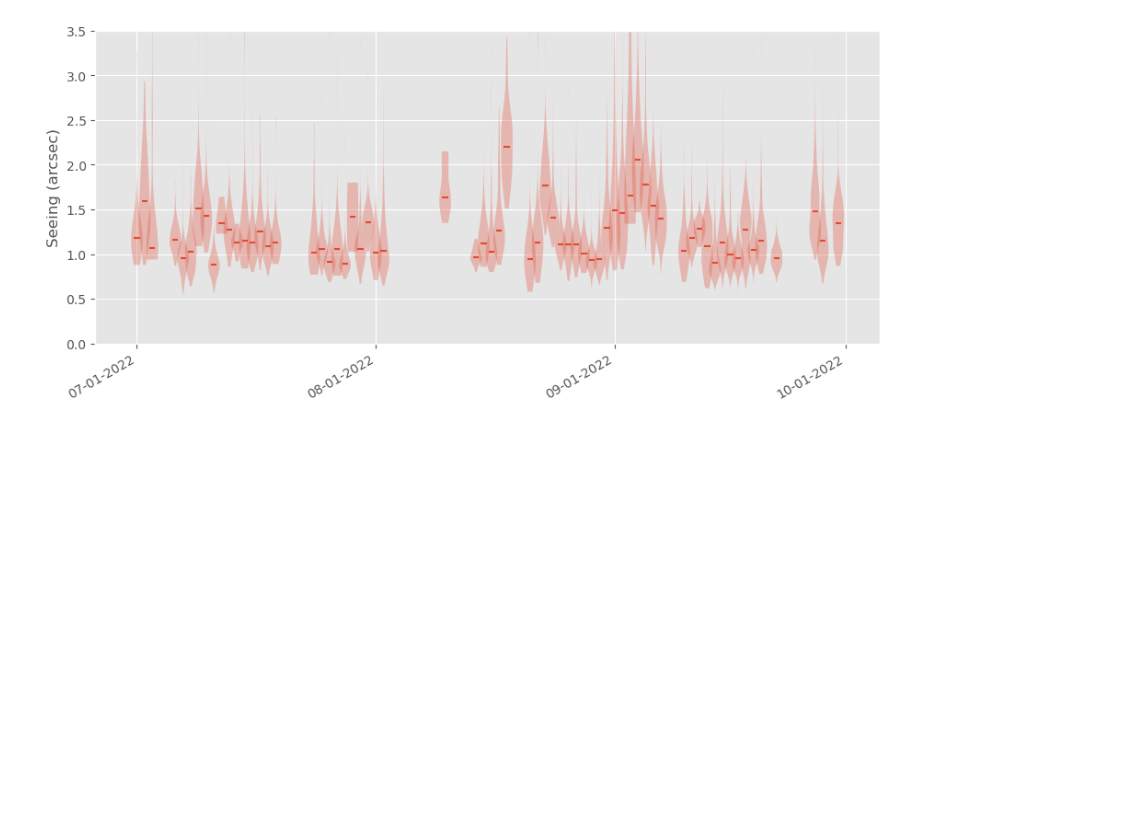
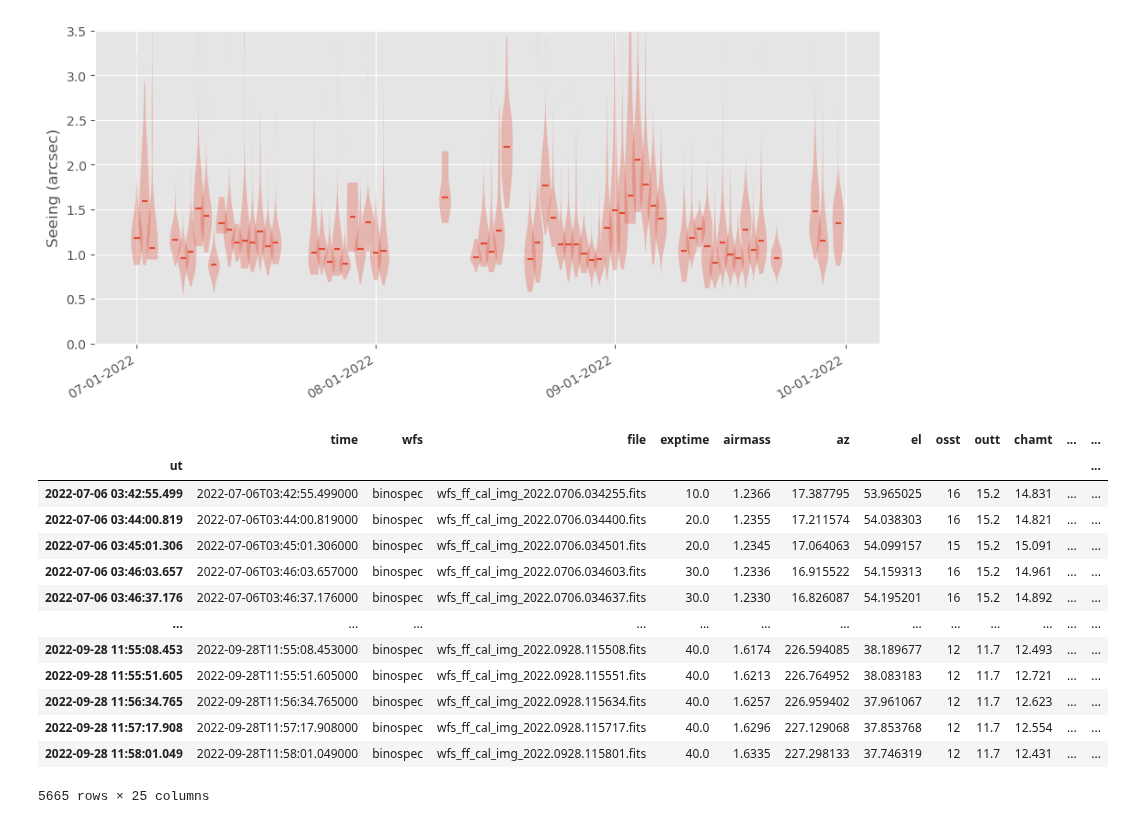
Before and after one commit to MMTObservatory/seeing_analysis, a Jupyter notebook: Seeing Summary - 2022_q3.ipynb, the cells around one changed output. Drawn from its saved outputs; the diff is of its cells as text; code cells hidden in the pictures; blank space fills up the shorter version.

```diff
--- a/Seeing Summary - 2022_q3.ipynb
+++ b/Seeing Summary - 2022_q3.ipynb
@@ -374,3 +374,21 @@ with plt.style.context('ggplot', after_reset=True):
     plt.show()
 # %% [output]
 [figure]
+# %%
+mmirs = fixed[fixed['wfs'] == 'mmirs']
+bino = fixed[fixed['wfs'] == 'binospec']
+# %% [output]
+|  | time | wfs | file | exptime | airmass | az | el | osst | outt | chamt | ... | ... |
+| ut |  |  |  |  |  |  |  |  |  |  |  | ... |
+| 2022-07-06 03:42:55.499 | 2022-07-06T03:42:55.499000 | binospec | wfs_ff_cal_img_2022.0706.034255.fits | 10.0 | 1.2366 | 17.387795 | 53.965025 | 16 | 15.2 | 14.831 | ... | ... |
+| 2022-07-06 03:44:00.819 | 2022-07-06T03:44:00.819000 | binospec | wfs_ff_cal_img_2022.0706.034400.fits | 20.0 | 1.2355 | 17.211574 | 54.038303 | 16 | 15.2 | 14.821 | ... | ... |
+| 2022-07-06 03:45:01.306 | 2022-07-06T03:45:01.306000 | binospec | wfs_ff_cal_img_2022.0706.034501.fits | 20.0 | 1.2345 | 17.064063 | 54.099157 | 15 | 15.2 | 15.091 | ... | ... |
+| 2022-07-06 03:46:03.657 | 2022-07-06T03:46:03.657000 | binospec | wfs_ff_cal_img_2022.0706.034603.fits | 30.0 | 1.2336 | 16.915522 | 54.159313 | 16 | 15.2 | 14.961 | ... | ... |
+| 2022-07-06 03:46:37.176 | 2022-07-06T03:46:37.176000 | binospec | wfs_ff_cal_img_2022.0706.034637.fits | 30.0 | 1.2330 | 16.826087 | 54.195201 | 16 | 15.2 | 14.892 | ... | ... |
+| ... | ... | ... | ... | ... | ... | ... | ... | ... | ... | ... | ... | ... |
+| 2022-09-28 11:55:08.453 | 2022-09-28T11:55:08.453000 | binospec | wfs_ff_cal_img_2022.0928.115508.fits | 40.0 | 1.6174 | 226.594085 | 38.189677 | 12 | 11.7 | 12.493 | ... | ... |
+| 2022-09-28 11:55:51.605 | 2022-09-28T11:55:51.605000 | binospec | wfs_ff_cal_img_2022.0928.115551.fits | 40.0 | 1.6213 | 226.764952 | 38.083183 | 12 | 11.7 | 12.721 | ... | ... |
+| 2022-09-28 11:56:34.765 | 2022-09-28T11:56:34.765000 | binospec | wfs_ff_cal_img_2022.0928.115634.fits | 40.0 | 1.6257 | 226.959402 | 37.961067 | 12 | 11.7 | 12.623 | ... | ... |
+| 2022-09-28 11:57:17.908 | 2022-09-28T11:57:17.908000 | binospec | wfs_ff_cal_img_2022.0928.115717.fits | 40.0 | 1.6296 | 227.129068 | 37.853768 | 12 | 11.7 | 12.554 | ... | ... |
+| 2022-09-28 11:58:01.049 | 2022-09-28T11:58:01.049000 | binospec | wfs_ff_cal_img_2022.0928.115801.fits | 40.0 | 1.6335 | 227.298133 | 37.746319 | 12 | 11.7 | 12.431 | ... | ... |
+5665 rows × 25 columns
```
Also changed, not shown: parts of 5 cells of this notebook, 2 other files.
